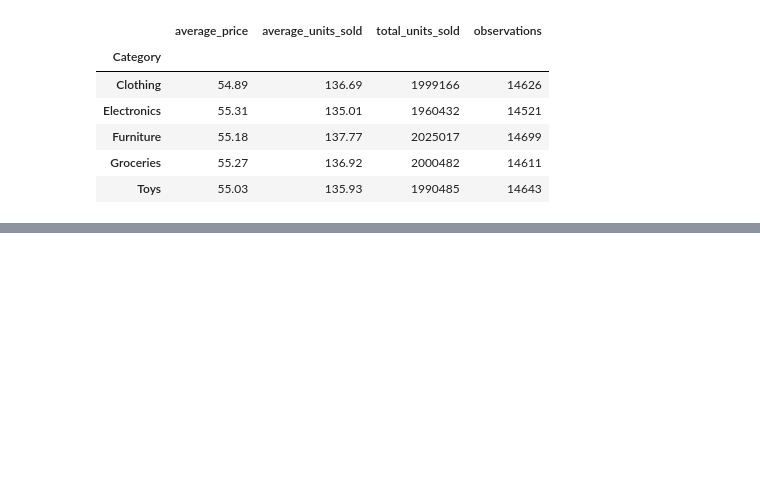
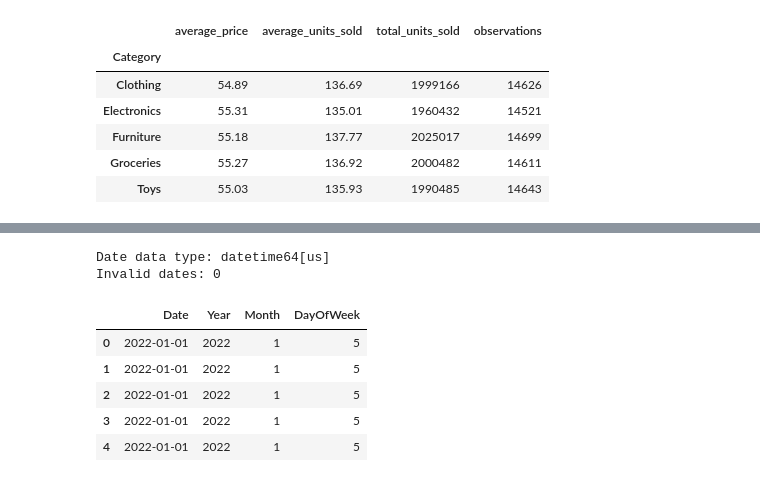
Before and after one commit to hasika2104/EconoCausal, a Jupyter notebook: notebooks/01_data_exploration.ipynb, the cells around one changed output, grey strips where cells are left out. Saved outputs shown, nothing was run; the diff lists cells and outputs as text; code cells hidden in the pictures; blank space fills up the shorter version.

```diff
--- a/notebooks/01_data_exploration.ipynb
+++ b/notebooks/01_data_exploration.ipynb
@@ -342,0 +394,13 @@ display(category_summary)
+# %%
+numeric_columns = [
+    "Price",
+    "Units Sold",
+    "Inventory Level",
+    "Demand Forecast",
+    "Units Ordered"
+]
+
+for col in numeric_columns:
+    df[col] = pd.to_numeric(df[col], errors="coerce")
+
+print(df[numeric_columns].dtypes)
@@ -342,0 +414,13 @@ display(category_summary)
+# %%
+essential_columns = [
+    "Date",
+    "Product ID",
+    "Store ID",
+    "Price",
+    "Units Sold"
+]
+
+df = df.dropna(subset=essential_columns)
+
+print("Shape after handling essential missing values:", df.shape)
+print(df[essential_columns].isnull().sum())
@@ -342,0 +445,2 @@ display(category_summary)
+# %%
+df = df[df["Price"] > 0].copy()
@@ -342,0 +458,21 @@ display(category_summary)
+# %%
+df["Date"] = pd.to_datetime(df["Date"], errors="coerce")
+
+print("Date data type:", df["Date"].dtype)
+print("Invalid dates:", df["Date"].isna().sum())
+# %% [output]
+Date data type: datetime64[us]
+Invalid dates: 0
+# %%
+df["Year"] = df["Date"].dt.year
+df["Month"] = df["Date"].dt.month
+df["DayOfWeek"] = df["Date"].dt.dayofweek
+
+display(df[["Date", "Year", "Month", "DayOfWeek"]].head())
+# %% [output]
+|  | Date | Year | Month | DayOfWeek |
+| 0 | 2022-01-01 | 2022 | 1 | 5 |
+| 1 | 2022-01-01 | 2022 | 1 | 5 |
+| 2 | 2022-01-01 | 2022 | 1 | 5 |
+| 3 | 2022-01-01 | 2022 | 1 | 5 |
+| 4 | 2022-01-01 | 2022 | 1 | 5 |
```
Also changed, not shown: parts of 11 cells of this notebook, 2 other files.
